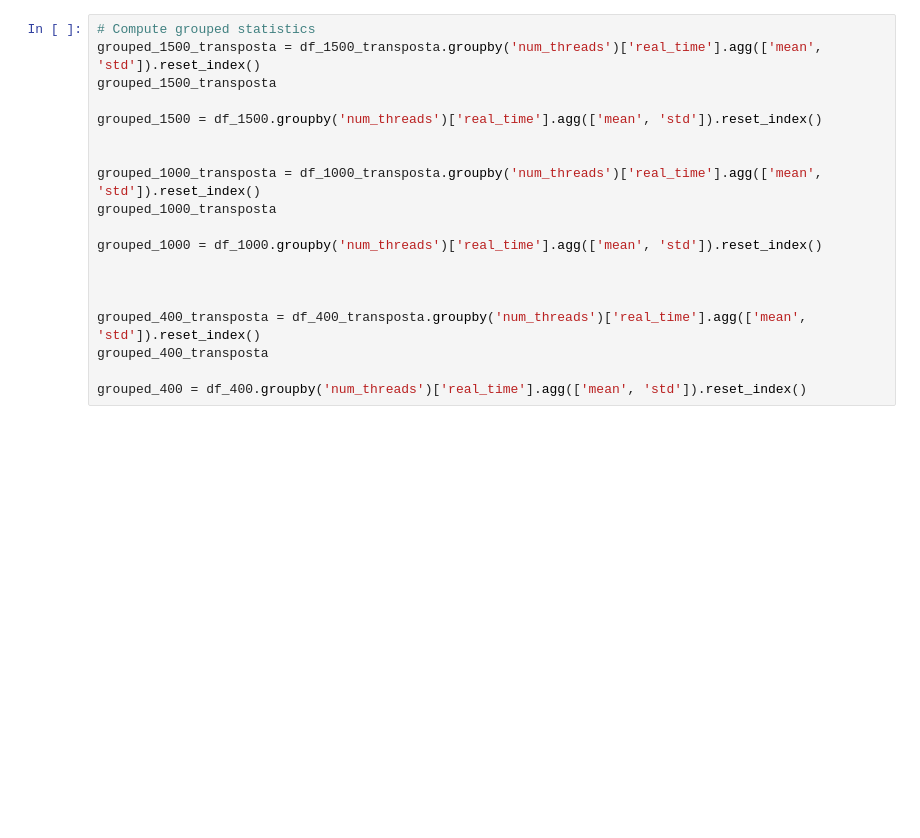
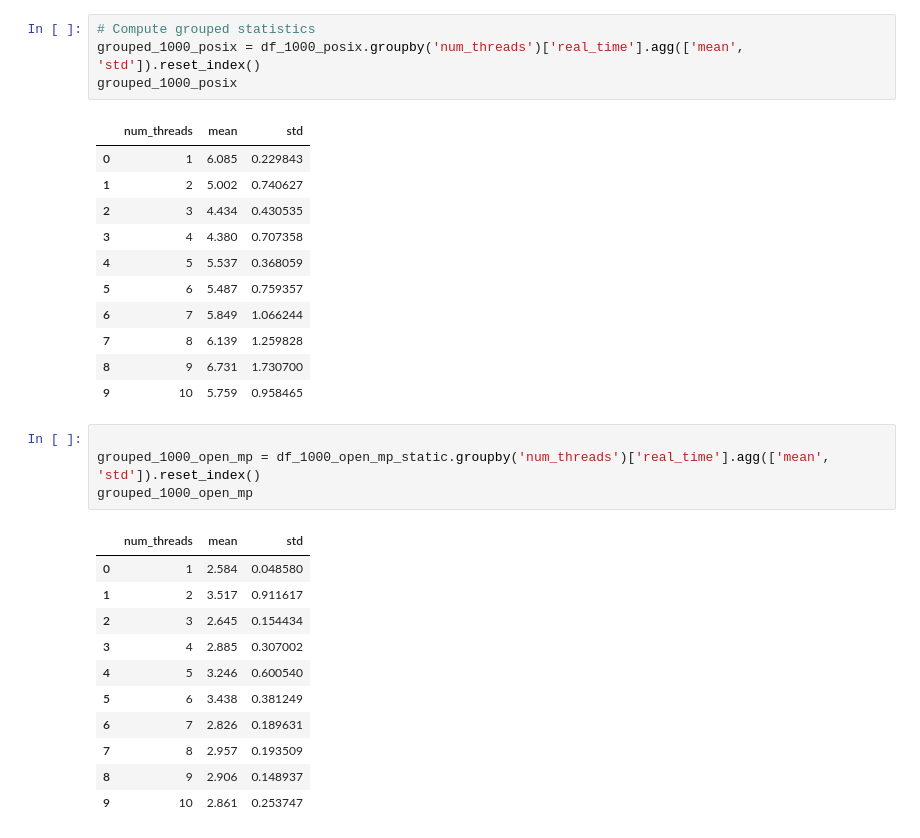
Before and after one commit to luismomm2110/UDESC-programacao-paralela, a Jupyter notebook: analysis_results.ipynb, the cells around one changed output. Drawn from its saved outputs; the diff is of its cells as text; blank space fills up the shorter version.

```diff
--- a/analysis_results.ipynb
+++ b/analysis_results.ipynb
@@ -29,21 +25,34 @@ df_1500.head()
+# %%
+# Compute grouped statistics
+grouped_1000_posix = df_1000_posix.groupby('num_threads')['real_time'].agg(['mean', 'std']).reset_index()
+grouped_1000_posix
+# %% [output]
+|  | num_threads | mean | std |
+| 0 | 1 | 6.085 | 0.229843 |
+| 1 | 2 | 5.002 | 0.740627 |
+| 2 | 3 | 4.434 | 0.430535 |
+| 3 | 4 | 4.380 | 0.707358 |
+| 4 | 5 | 5.537 | 0.368059 |
+| 5 | 6 | 5.487 | 0.759357 |
+| 6 | 7 | 5.849 | 1.066244 |
+| 7 | 8 | 6.139 | 1.259828 |
+| 8 | 9 | 6.731 | 1.730700 |
+| 9 | 10 | 5.759 | 0.958465 |
 # %%
-# Compute grouped statistics
-grouped_1500_transposta = df_1500_transposta.groupby('num_threads')['real_time'].agg(['mean', 'std']).reset_index()
-grouped_1500_transposta
 
-grouped_1500 = df_1500.groupby('num_threads')['real_time'].agg(['mean', 'std']).reset_index()
-
-
-grouped_1000_transposta = df_1000_transposta.groupby('num_threads')['real_time'].agg(['mean', 'std']).reset_index()
-grouped_1000_transposta
-
-grouped_1000 = df_1000.groupby('num_threads')['real_time'].agg(['mean', 'std']).reset_index()
-
-
-
-grouped_400_transposta = df_400_transposta.groupby('num_threads')['real_time'].agg(['mean', 'std']).reset_index()
-grouped_400_transposta
-
-grouped_400 = df_400.groupby('num_threads')['real_time'].agg(['mean', 'std']).reset_index()
+grouped_1000_open_mp = df_1000_open_mp_static.groupby('num_threads')['real_time'].agg(['mean', 'std']).reset_index()
+grouped_1000_open_mp
+# %% [output]
+|  | num_threads | mean | std |
+| 0 | 1 | 2.584 | 0.048580 |
+| 1 | 2 | 3.517 | 0.911617 |
+| 2 | 3 | 2.645 | 0.154434 |
+| 3 | 4 | 2.885 | 0.307002 |
+| 4 | 5 | 3.246 | 0.600540 |
+| 5 | 6 | 3.438 | 0.381249 |
+| 6 | 7 | 2.826 | 0.189631 |
+| 7 | 8 | 2.957 | 0.193509 |
+| 8 | 9 | 2.906 | 0.148937 |
+| 9 | 10 | 2.861 | 0.253747 |
 # %%
 plt.figure(figsize=(10, 6))
```
Also changed, not shown: parts of 10 cells of this notebook, 2 other files.
